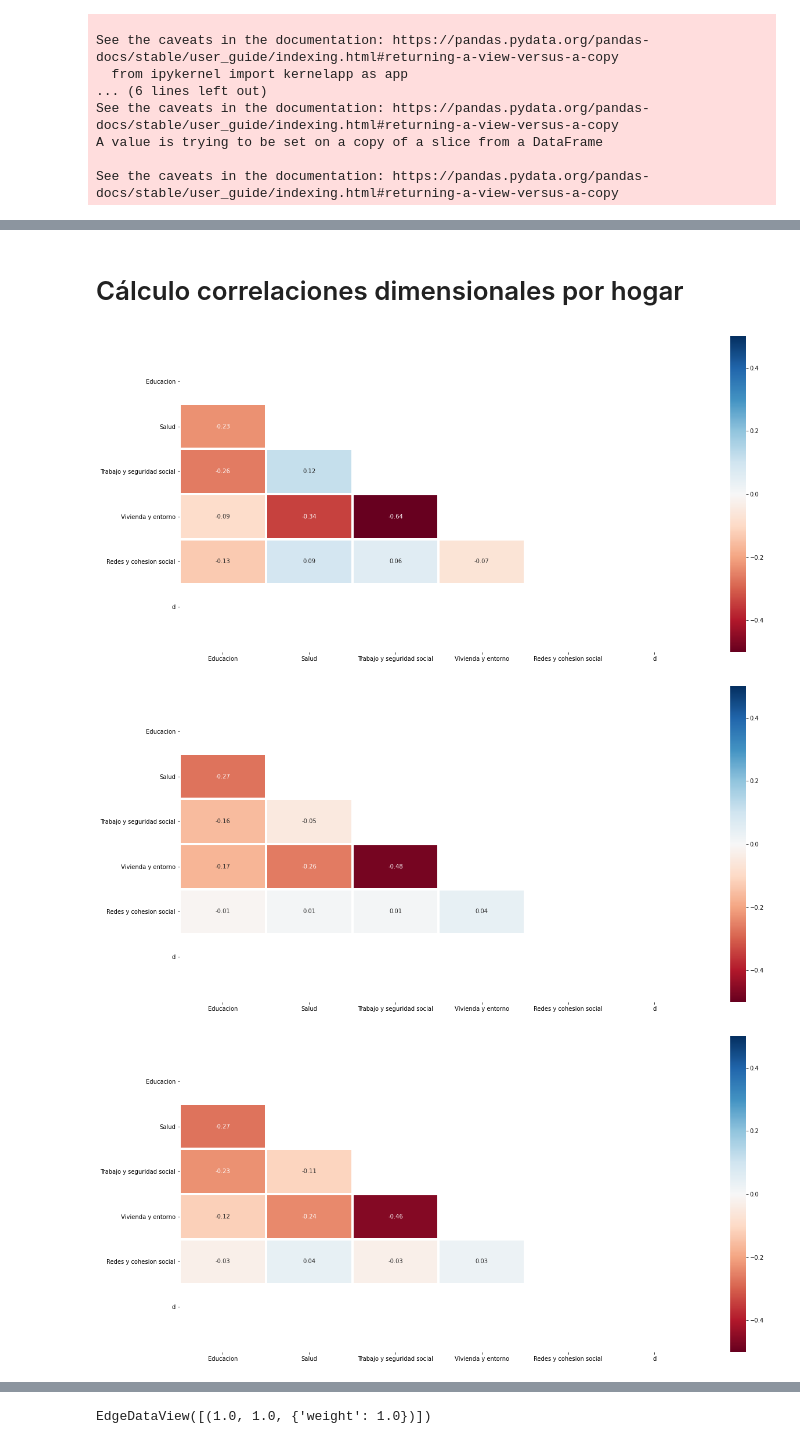
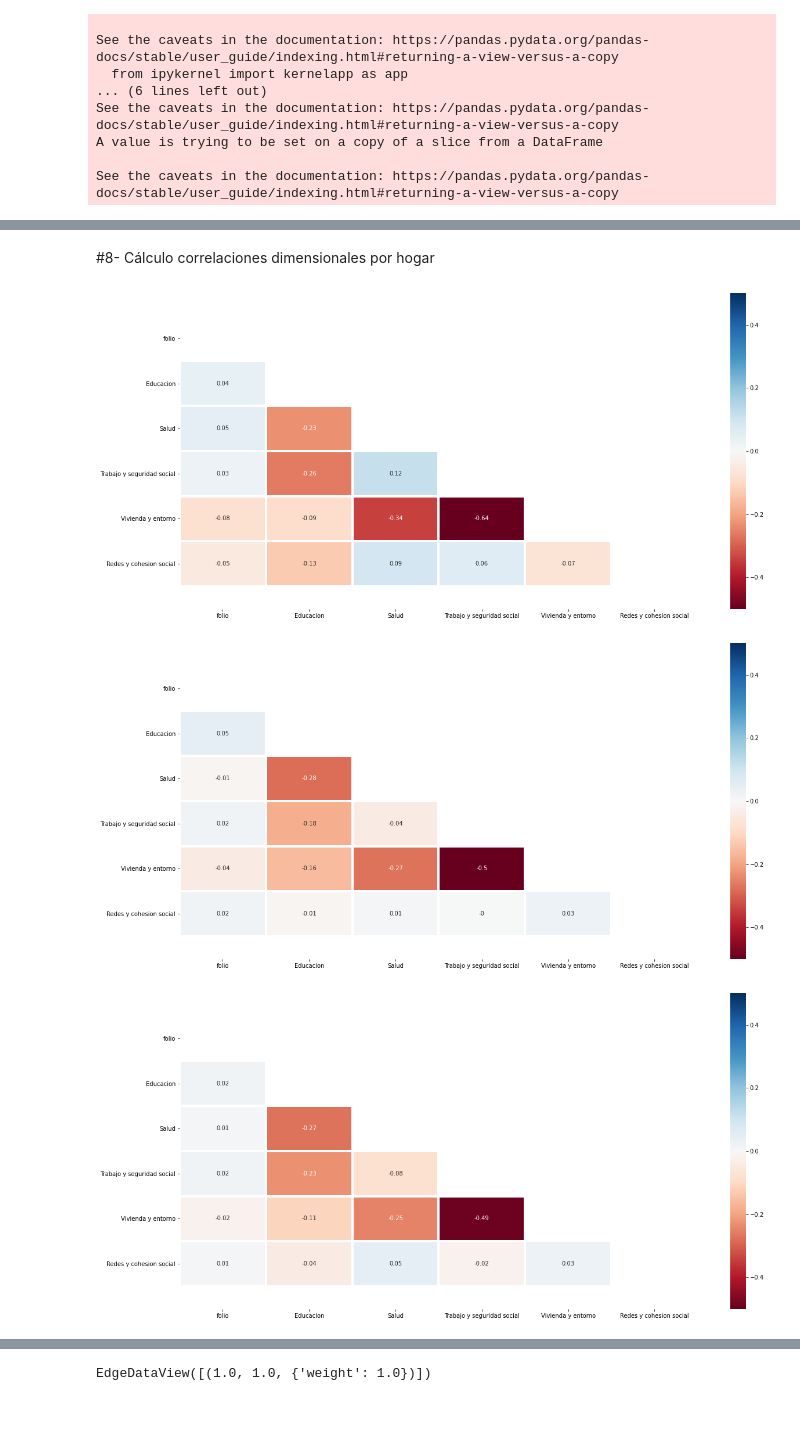
Before and after one commit to Maxmuleiv/Proyecto-Industrial, a Jupyter notebook: AnalisisPobrezaMultidimensional.ipynb, the cells around one changed output, grey strips where cells are left out. Saved outputs shown, nothing was run; the diff lists cells and outputs as text; code cells hidden in the pictures; blank space fills up the shorter version.

```diff
--- a/AnalisisPobrezaMultidimensional.ipynb
+++ b/AnalisisPobrezaMultidimensional.ipynb
@@ -140,10 +141,9 @@ pearson5d.to_excel(excel_writer = "pearson5d.xlsx")
 # %%
 tipohogares=casen[["folio","Asistencia","Rezago escolar","Escolaridad","Malnutricion infantil","Sistema de salud","Atencion","Ocupacion","Seguridad social","Jubilaciones","Habitabilidad","Servicios basicos","Entorno","Apoyo y participacion social","Trato igualitario","Seguridad","d"]]
-tipohogares.head()
-
-
+tipohogares=tipohogares.drop_duplicates()
 t_hogares=len(tipohogares.index)
 print("total de hogares =",t_hogares)
+
 hogar_unip=tipohogares[tipohogares.d == 1]
 hogar_mononuc=tipohogares[tipohogares.d == 2]
 hogar_binuc=tipohogares[tipohogares.d == 3]
@@ -214,7 +218,7 @@ for p in dim.index:
   dim['Redes y cohesion social'][p]=dim['Apoyo y participacion social'][p]+dim['Trato igualitario'][p]+dim['Seguridad'][p]
   dim["Educacion"][p]=int(dim["Educacion"][p])
 #dim[dim.Educacion == 3]
-dim1=dim[["Educacion","Salud","Trabajo y seguridad social","Vivienda y entorno","Redes y cohesion social","d"]]
+dim1=dim[["folio","Educacion","Salud","Trabajo y seguridad social","Vivienda y entorno","Redes y cohesion social","d"]]
 
 #casen_hogares=casen[["Asistencia","Rezago escolar","Escolaridad","Malnutricion infantil","Sistema de salud","Atencion","Ocupacion","Seguridad social","Jubilaciones","Habitabilidad","Servicios basicos","Entorno","Apoyo y participacion social","Trato igualitario","Seguridad"]]
 # %% [output]
@@ -259,23 +266,24 @@ creacion_heatmap("pearson",dim2,True,"DIM")
 pearsonDim.to_excel(excel_writer = "pearsonDim.xlsx")
 dim.to_excel(excel_writer="hola.xlsx")
 # %% [markdown]
-# Cálculo correlaciones dimensionales por hogar
+#8- Cálculo correlaciones dimensionales por hogar
 # %%
-dim3=dim1.copy()
-dim31=dim3[dim3.d==1]
-dim32=dim3[dim3.d==2]
-dim33=dim3[dim3.d==3]
-dim34=dim3[dim3.d==4]
-dim35=dim3[dim3.d==5]
-dim36=dim3[dim3.d==6]
+dim3=dim1.drop_duplicates()
+dim31=dim3[dim3.d==1].drop("d", axis=1)
+dim32=dim3[dim3.d==2].drop("d", axis=1)
+dim33=dim3[dim3.d==3].drop("d", axis=1)
+dim34=dim3[dim3.d==4].drop("d", axis=1)
+dim35=dim3[dim3.d==5].drop("d", axis=1)
+dim36=dim3[dim3.d==6].drop("d", axis=1)
+
 
 creacion_heatmap("pearson",dim31,True,"dim_unip")
 creacion_heatmap("pearson",dim32,True,"dim_monuc")
 creacion_heatmap("pearson",dim33,True,"dim_binuc")
 creacion_heatmap("pearson",dim34,True,"dim_moex")
 creacion_heatmap("pearson",dim35,True,"dim_biex")
 creacion_heatmap("pearson",dim36,True,"dim_cen")
 # %% [output]
-[figure, old version]
+[figure, new version]
-[figure, old version]
+[figure, new version]
-[figure, old version]
+[figure, new version]
```
Also changed, not shown: parts of 27 cells of this notebook.
